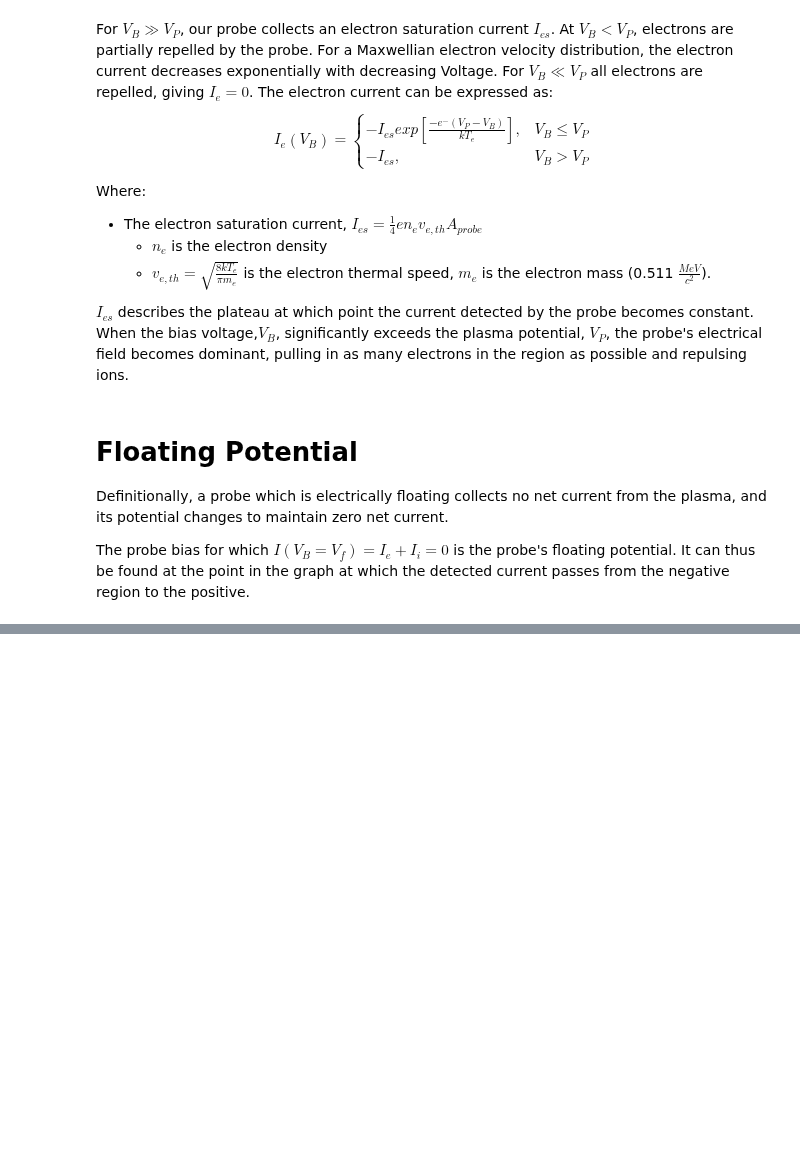
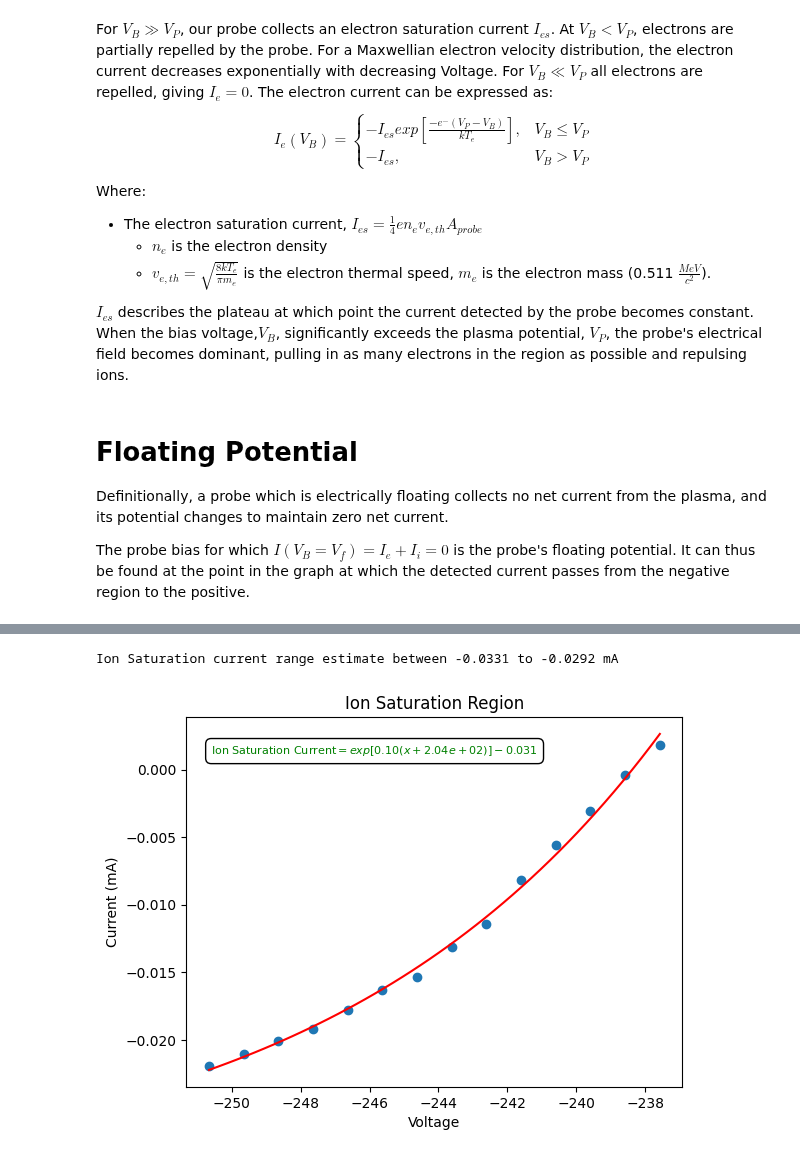
Before and after one commit to maraMaraschino/Adv-Lab, a Jupyter notebook: Langmuir Probe Experiment/langmuir_probe.ipynb, the cells around one changed output, grey strips where cells are left out. Drawn from its saved outputs; the diff is of its cells as text; code cells hidden in the pictures; blank space fills up the shorter version.

```diff
--- a/Langmuir Probe Experiment/langmuir_probe.ipynb
+++ b/Langmuir Probe Experiment/langmuir_probe.ipynb
@@ -147 +148,40 @@ Vf = -238.08 V +/- 238.08 V
+# %%
+from scipy.stats import linregress
+from scipy.optimize import curve_fit
+
+is_x = x_avg[:14]
+is_y = y_avg[:14]
+
+# Def function that can fit the line
+def exponential(x, a, b, c):
+    return np.exp(a*(x-b)) + c
+
+# p0 are estimates for the a,b,c variables in order of their call in exponential function
+popt, pcov = curve_fit(exponential, is_x, is_y, p0=[0.003, -240, -0.003])
+# a, b, c are the curve_fit best guesses given the data
+a, b, c = popt
+# Uncertainties are the values of the square roots of the diagonal of the covariant matrix
+a_sigma, b_sigma, c_sigma = np.sqrt(np.diag(pcov))
+
+ion_current_exp_min = c - c_sigma
+ion_current_exp_max = c + c_sigma
+
+print(f'Ion Saturation current range estimate between {ion_current_exp_min:.4f} to {ion_current_exp_max:.4f} mA')
+
+x_fit = np.linspace(is_x[0], is_x[-1])
+y_fit = exponential(x_fit, a, b, c)
+
+equation_text = f'Ion Saturation Current$ = exp[{a:.2f}(x+{-b:.2e})]{c:.3f}$'
+
+plt.scatter(is_x, is_y)
+plt.plot(x_fit,y_fit, color='red')
+plt.text(0.05, 0.9, equation_text, transform=plt.gca().transAxes, fontsize=8,
+         color="green", bbox=dict(facecolor='white', edgecolor='black', boxstyle='round,pad=0.5'))
+plt.title('Ion Saturation Region')
+plt.ylabel('Current (mA)')
+plt.xlabel('Voltage')
+plt.show()
+# %% [output]
+Ion Saturation current range estimate between -0.0331 to -0.0292 mA
+[figure, added]
 # %%
```
Also changed, not shown: parts of 6 cells of this notebook, 2 other files.
